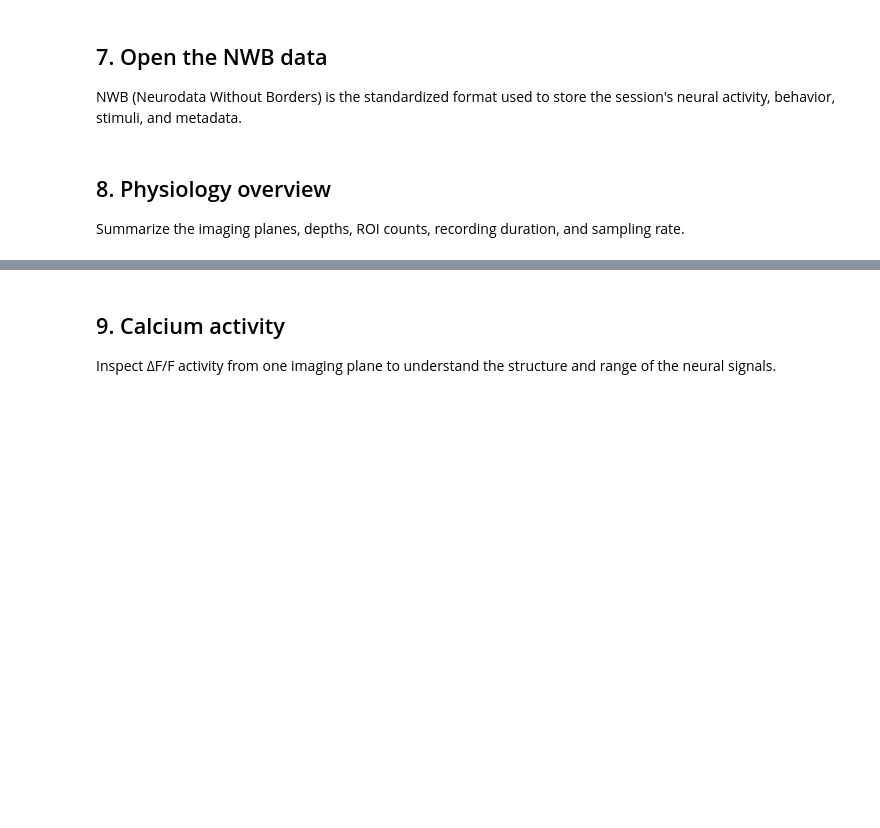
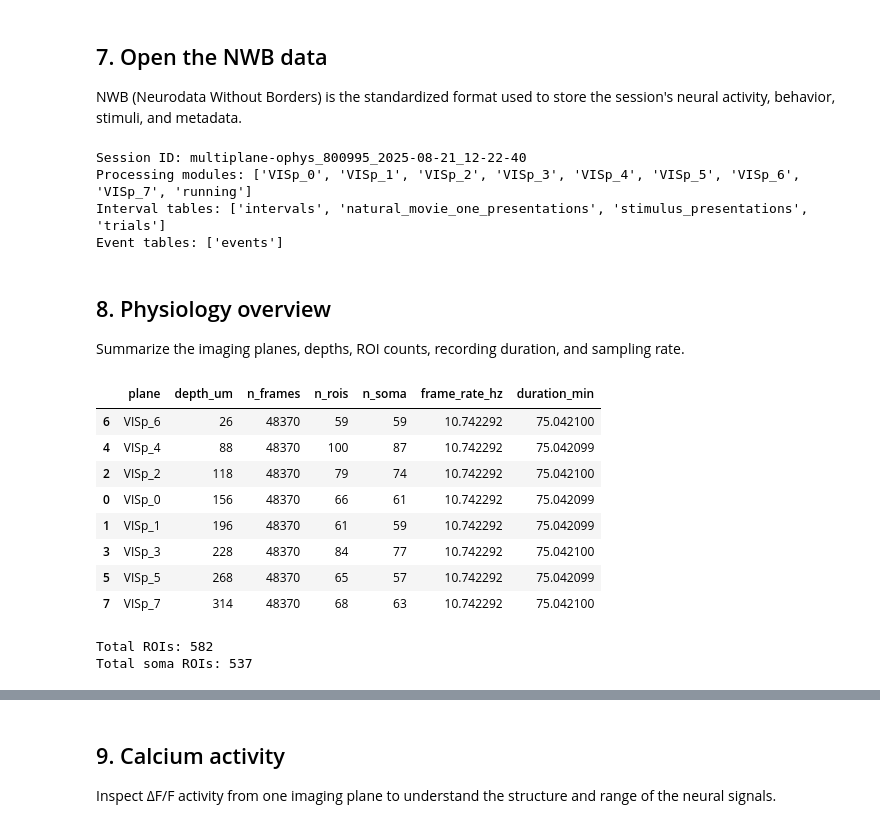
Before and after one commit to johnpapciak/visual-learning-neuron-types, a Jupyter notebook: visual_learning_eda.ipynb, the cells around one changed output, grey strips where cells are left out. Cells and saved outputs as stored; diff of their text form; code cells hidden in the pictures; blank space fills up the shorter version.

```diff
--- a/visual_learning_eda.ipynb
+++ b/visual_learning_eda.ipynb
@@ -257,23 +303,17 @@ print("Session directory:", selected_session_dir)
 
 NWB (Neurodata Without Borders) is the standardized format used to store the session's neural activity, behavior, stimuli, and metadata.
 # %%
-nwb_paths = [
-    p for p in selected_session_dir.rglob("*")
-    if "nwb" in p.name.lower() and not p.name.lower().endswith(".json")
-]
-
-if not nwb_paths:
-    raise FileNotFoundError("No NWB data found for the selected session.")
-
-nwb_path = nwb_paths[0]
-print("Opening:", nwb_path)
-
 nwb = pynwb.read_nwb(str(nwb_path))
-
+assert nwb.session_id == session["session_id"] and str(nwb.subject.subject_id) == str(MOUSE)
 print("Session ID:", nwb.session_id)
 print("Processing modules:", list(nwb.processing.keys()))
 print("Interval tables:", list(nwb.intervals.keys()))
 print("Event tables:", list(nwb.events.keys()) if nwb.events else [])
+# %% [output]
+Session ID: multiplane-ophys_800995_2025-08-21_12-22-40
+Processing modules: ['VISp_0', 'VISp_1', 'VISp_2', 'VISp_3', 'VISp_4', 'VISp_5', 'VISp_6', 'VISp_7', 'running']
+Interval tables: ['intervals', 'natural_movie_one_presentations', 'stimulus_presentations', 'trials']
+Event tables: ['events']
 # %% [markdown]
 ## 8. Physiology overview
 
@@ -281,26 +321,52 @@ Summarize the imaging planes, depths, ROI counts, recording duration, and sampli
 # %%
 plane_names = [name for name in nwb.processing.keys() if name.startswith("VIS")]
 depth_of_plane = dict(zip(session["plane_names"], session["imaging_depths"]))
 
 plane_summary = []
+roi_frames = []
+session_key = f"{MOUSE}_{session['session_date']}"
 for plane in plane_names:
     dff_series = nwb.processing[plane]["dff_timeseries"]["dff_timeseries"]
     timestamps = np.asarray(dff_series.timestamps[:])
-    roi_table = nwb.processing[plane]["image_segmentation"].plane_segmentations["roi_table"].to_dataframe()
+    # Each trace column points to a row in its plane's segmentation table.
+    rows = np.asarray(dff_series.rois.data[:], dtype=int)
+    table = dff_series.rois.table
+    assert len(rows) == dff_series.data.shape[1] and len(np.unique(rows)) == len(rows)
+    assert ((rows >= 0) & (rows < len(table))).all()
+    is_soma = np.asarray(table["is_soma"].data[:])[rows].astype(bool)
+    roi_frames.append(pd.DataFrame({
+        "session_key": session_key, "plane": plane, "depth_um": depth_of_plane[plane],
+        "trace_col": np.arange(len(rows)), "roi_idx": rows, "is_soma": is_soma,
+        "unique_roi_id": [f"{session_key}_{plane}_{i:04d}" for i in rows],
+    }))
     plane_summary.append({
         "plane": plane,
         "depth_um": depth_of_plane.get(plane, np.nan),
         "n_frames": dff_series.data.shape[0],
         "n_rois": dff_series.data.shape[1],
-        "n_soma": int(roi_table["is_soma"].sum()) if "is_soma" in roi_table else np.nan,
+        "n_soma": int(is_soma.sum()),
         "frame_rate_hz": 1 / np.median(np.diff(timestamps)),
         "duration_min": (timestamps[-1] - timestamps[0]) / 60,
     })
 
+recorded = pd.concat(roi_frames, ignore_index=True)
+assert recorded.unique_roi_id.is_unique
 plane_summary = pd.DataFrame(plane_summary).sort_values("depth_um")
 display(plane_summary)
 print("Total ROIs:", plane_summary["n_rois"].sum())
 print("Total soma ROIs:", plane_summary["n_soma"].sum())
+# %% [output]
+|  | plane | depth_um | n_frames | n_rois | n_soma | frame_rate_hz | duration_min |
+| 6 | VISp_6 | 26 | 48370 | 59 | 59 | 10.742292 | 75.042100 |
+| 4 | VISp_4 | 88 | 48370 | 100 | 87 | 10.742292 | 75.042099 |
+| 2 | VISp_2 | 118 | 48370 | 79 | 74 | 10.742292 | 75.042100 |
+| 0 | VISp_0 | 156 | 48370 | 66 | 61 | 10.742292 | 75.042099 |
+| 1 | VISp_1 | 196 | 48370 | 61 | 59 | 10.742292 | 75.042099 |
+| 3 | VISp_3 | 228 | 48370 | 84 | 77 | 10.742292 | 75.042100 |
+| 5 | VISp_5 | 268 | 48370 | 65 | 57 | 10.742292 | 75.042099 |
+| 7 | VISp_7 | 314 | 48370 | 68 | 63 | 10.742292 | 75.042100 |
+Total ROIs: 582
+Total soma ROIs: 537
 # %%
 fig, ax = plt.subplots(figsize=(8, 4))
 ax.bar(plane_summary["depth_um"].astype(str), plane_summary["n_rois"])
```
Also changed, not shown: parts of 29 cells of this notebook.
